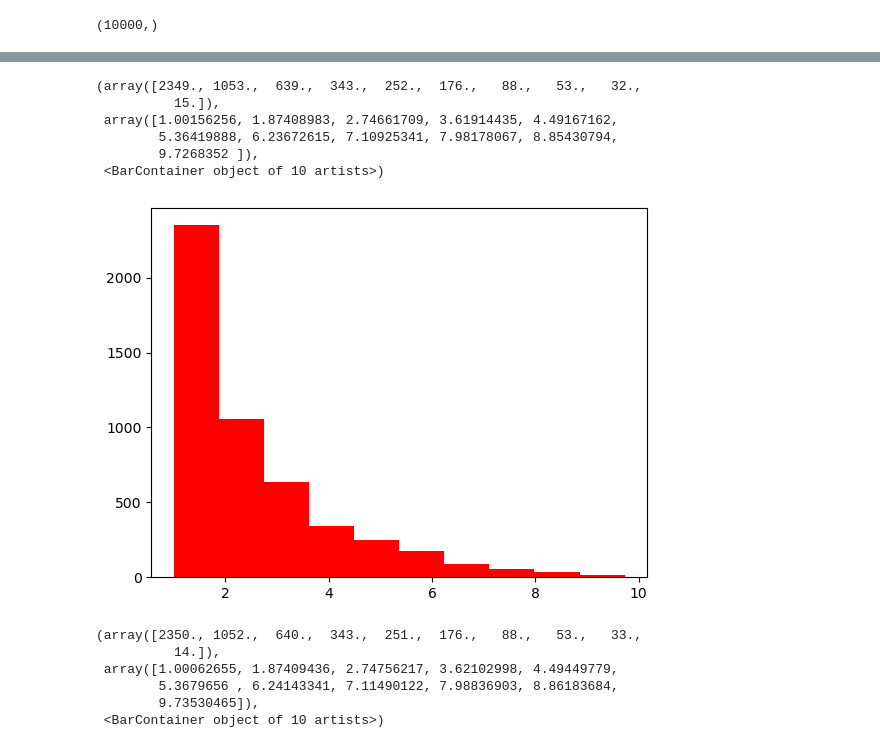
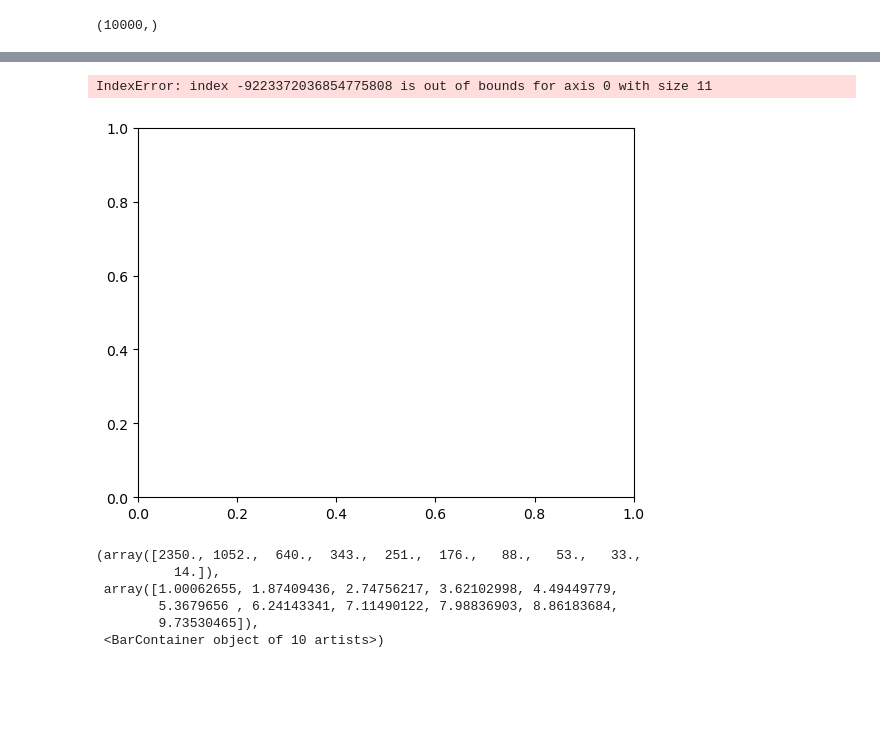
Before and after one commit to IVAN-Hu-yi/CellSizeBCA, a Jupyter notebook: Code/simulation.ipynb, the cells around one changed output, grey strips where cells are left out. Drawn from its saved outputs; the diff is of its cells as text; code cells hidden in the pictures; blank space fills up the shorter version.

```diff
--- a/Code/simulation.ipynb
+++ b/Code/simulation.ipynb
@@ -41,8 +41,8 @@ def sim_run(N, M, para, assemblenum, tstop, teval):
 
     return Rt, Ct, t, para
 # %%
-N = 25
-M = 50
+N = 50
+M = 100
 assemblenum = 1
 para = Paras(N, M)
 # %%
@@ -51,11 +51,13 @@ Ct_assemblies = []
 assemlies = 100
 para_assemblies = []
 # %%
-for i in range(assemlies):
-    Rt, Ct, t, para = sim_run(N, M, para, i, tstop=4000, teval=10000)
-    Rt_assemblies.append(Rt)
-    Ct_assemblies.append(Ct)
-    para_assemblies.append(para)
+# for i in range(assemlies):
+#     Rt, Ct, t, para = sim_run(N, M, para, i, tstop=10e6, teval=10000)
+#     Rt_assemblies.append(Rt)
+#     Ct_assemblies.append(Ct)
+#     para_assemblies.append(para)
+# %%
+Rt, Ct, t, para = sim_run(N, M, para, 4, tstop=1000, teval=10000)
 # %%
 t.shape
 # %% [output]
@@ -99,19 +92,15 @@ initial = np.empty((N*100))
 final = np.empty((N*100))
 for i in range(len(para_assemblies)):
     model = para_assemblies[i]
-    initial[i*N:(i+1)*N] = model.C.reshape(50)
+    initial[i*N:(i+1)*N] = model.C.reshape(N)
     mass = Ct_assemblies[i]
-    final[i*N:(i+1)*N] = mass[:, 1]
+    final[i*N:(i+1)*N] = mass[:, -1]
 # %%
 plt.hist(final, label='final', color='red')
+plt.hist(initial, label='initial distirbution', color='grey')
 # %% [output]
-(array([2349., 1053.,  639.,  343.,  252.,  176.,   88.,   53.,   32.,
-          15.]),
- array([1.00156256, 1.87408983, 2.74661709, 3.61914435, 4.49167162,
-        5.36419888, 6.23672615, 7.10925341, 7.98178067, 8.85430794,
-        9.7268352 ]),
- <BarContainer object of 10 artists>)
+IndexError: index -9223372036854775808 is out of bounds for axis 0 with size 11
-[figure, old version]
+[figure, new version]
 # %%
 plt.hist(initial, label='initial distirbution', color='grey')
 # %% [output]
```
Also changed, not shown: parts of 6 cells of this notebook, 1 other file.
